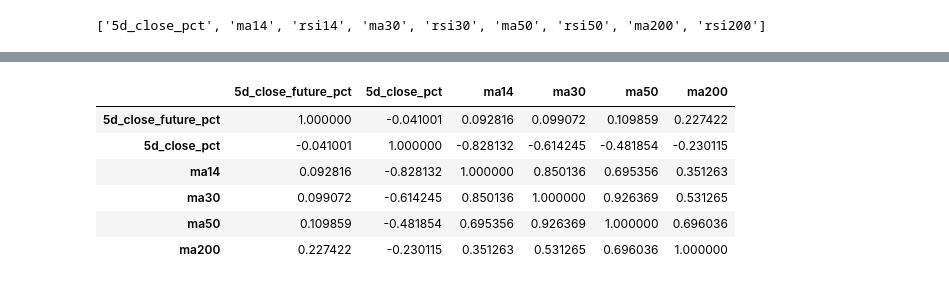
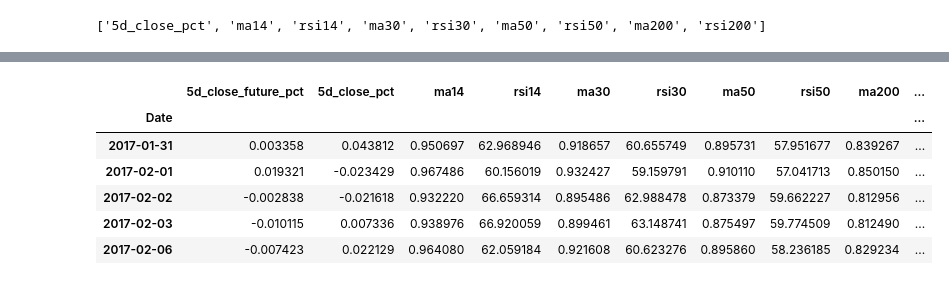
Before and after one commit to thap/machine-learning-finance, a Jupyter notebook: notebooks/Machine_Learning_for_Finance.ipynb, the cells around one changed output, grey strips where cells are left out. Drawn from its saved outputs; the diff is of its cells as text; code cells hidden in the pictures.

```diff
--- a/notebooks/Machine_Learning_for_Finance.ipynb
+++ b/notebooks/Machine_Learning_for_Finance.ipynb
@@ -133,7 +133,7 @@ feature_names = ['5d_close_pct']
 for n in [14, 30, 50, 200]:
   lng['ma' + str(n)] = talib.SMA(lng['Adj_Close'].values,
                                  timeperiod=n) / lng['Adj_Close']
-  lng['rsi' + str(n)] = talib.RSI
+  lng['rsi' + str(n)] = talib.RSI(lng['Adj_Close'].values, timeperiod=n)
   feature_names = feature_names + ['ma' + str(n), 'rsi' + str(n)]
 print(feature_names)
 # %% [output]
@@ -178,12 +201,12 @@ targets = lng['5d_close_future_pct']
 feature_and_target_cols = ['5d_close_future_pct'] + feature_names
 feature_and_target = lng[feature_and_target_cols]
 # %%
-feature_and_target.corr()
+feature_and_target.head()
 # %% [output]
-|  | 5d_close_future_pct | 5d_close_pct | ma14 | ma30 | ma50 | ma200 |
-| 5d_close_future_pct | 1.000000 | -0.041001 | 0.092816 | 0.099072 | 0.109859 | 0.227422 |
-| 5d_close_pct | -0.041001 | 1.000000 | -0.828132 | -0.614245 | -0.481854 | -0.230115 |
-| ma14 | 0.092816 | -0.828132 | 1.000000 | 0.850136 | 0.695356 | 0.351263 |
-| ma30 | 0.099072 | -0.614245 | 0.850136 | 1.000000 | 0.926369 | 0.531265 |
-| ma50 | 0.109859 | -0.481854 | 0.695356 | 0.926369 | 1.000000 | 0.696036 |
-| ma200 | 0.227422 | -0.230115 | 0.351263 | 0.531265 | 0.696036 | 1.000000 |
+|  | 5d_close_future_pct | 5d_close_pct | ma14 | rsi14 | ma30 | rsi30 | ma50 | rsi50 | ma200 | ... |
+| Date |  |  |  |  |  |  |  |  |  | ... |
+| 2017-01-31 | 0.003358 | 0.043812 | 0.950697 | 62.968946 | 0.918657 | 60.655749 | 0.895731 | 57.951677 | 0.839267 | ... |
+| 2017-02-01 | 0.019321 | -0.023429 | 0.967486 | 60.156019 | 0.932427 | 59.159791 | 0.910110 | 57.041713 | 0.850150 | ... |
+| 2017-02-02 | -0.002838 | -0.021618 | 0.932220 | 66.659314 | 0.895486 | 62.988478 | 0.873379 | 59.662227 | 0.812956 | ... |
+| 2017-02-03 | -0.010115 | 0.007336 | 0.938976 | 66.920059 | 0.899461 | 63.148741 | 0.875497 | 59.774509 | 0.812490 | ... |
+| 2017-02-06 | -0.007423 | 0.022129 | 0.964080 | 62.059184 | 0.921608 | 60.623276 | 0.895860 | 58.236185 | 0.829234 | ... |
```
Also changed, not shown: parts of 12 cells of this notebook.
